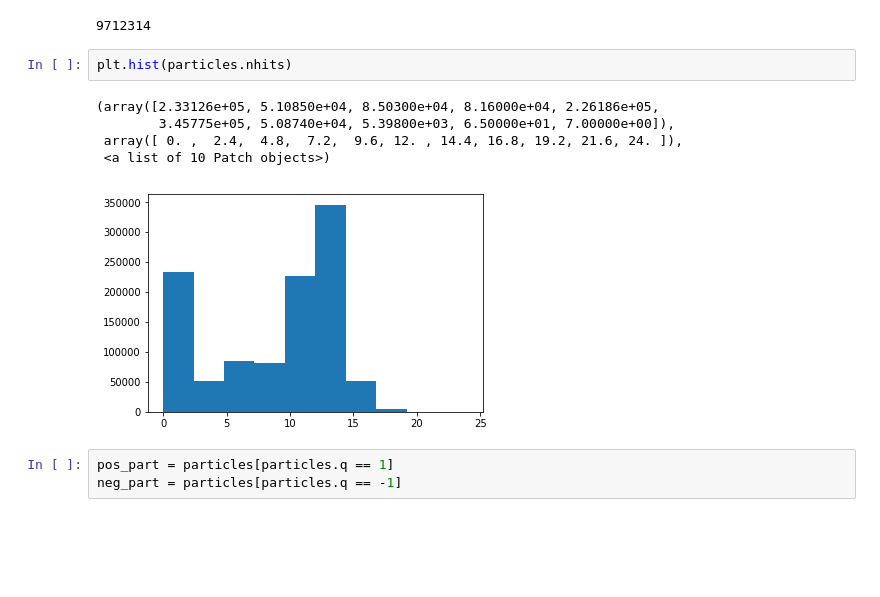
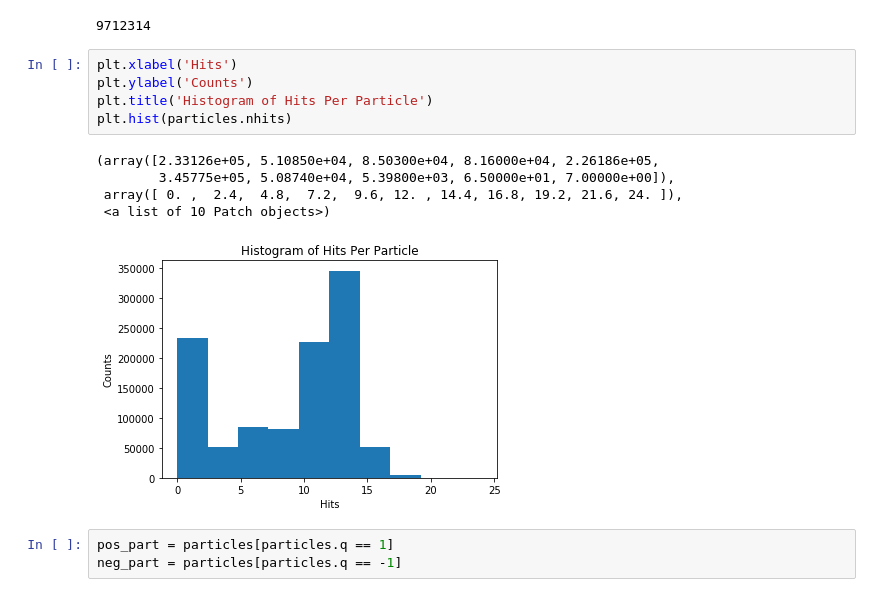
Before and after one commit to sqrider/MATH189_FINAL_PROJ, a Jupyter notebook: Joseph Notebook.ipynb, the cells around one changed output. Cells and saved outputs as stored; diff of their text form; blank space fills up the shorter version.

```diff
--- a/Joseph Notebook.ipynb
+++ b/Joseph Notebook.ipynb
@@ -85,14 +85,17 @@ truth.head()
 particles.size
 # %% [output]
 9712314
-# %%
-plt.hist(particles.nhits)
-# %% [output]
-(array([2.33126e+05, 5.10850e+04, 8.50300e+04, 8.16000e+04, 2.26186e+05,
-        3.45775e+05, 5.08740e+04, 5.39800e+03, 6.50000e+01, 7.00000e+00]),
- array([ 0. ,  2.4,  4.8,  7.2,  9.6, 12. , 14.4, 16.8, 19.2, 21.6, 24. ]),
- <a list of 10 Patch objects>)
-[figure, removed]
+# %%
+plt.xlabel('Hits')
+plt.ylabel('Counts')
+plt.title('Histogram of Hits Per Particle')
+plt.hist(particles.nhits)
+# %% [output]
+(array([2.33126e+05, 5.10850e+04, 8.50300e+04, 8.16000e+04, 2.26186e+05,
+        3.45775e+05, 5.08740e+04, 5.39800e+03, 6.50000e+01, 7.00000e+00]),
+ array([ 0. ,  2.4,  4.8,  7.2,  9.6, 12. , 14.4, 16.8, 19.2, 21.6, 24. ]),
+ <a list of 10 Patch objects>)
+[figure, added]
 # %%
 pos_part = particles[particles.q == 1]
 neg_part = particles[particles.q == -1]
```
Also changed, not shown: parts of 26 cells of this notebook.
